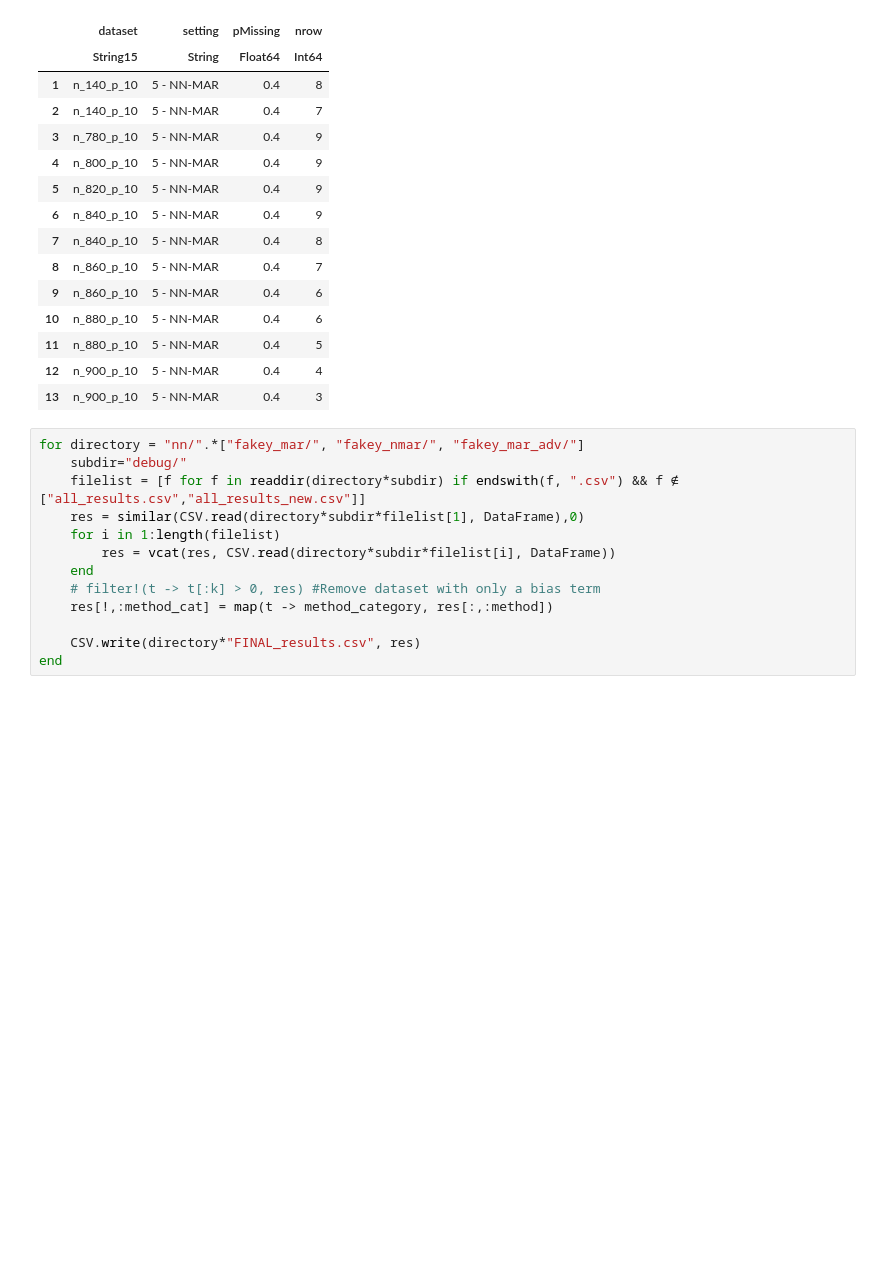
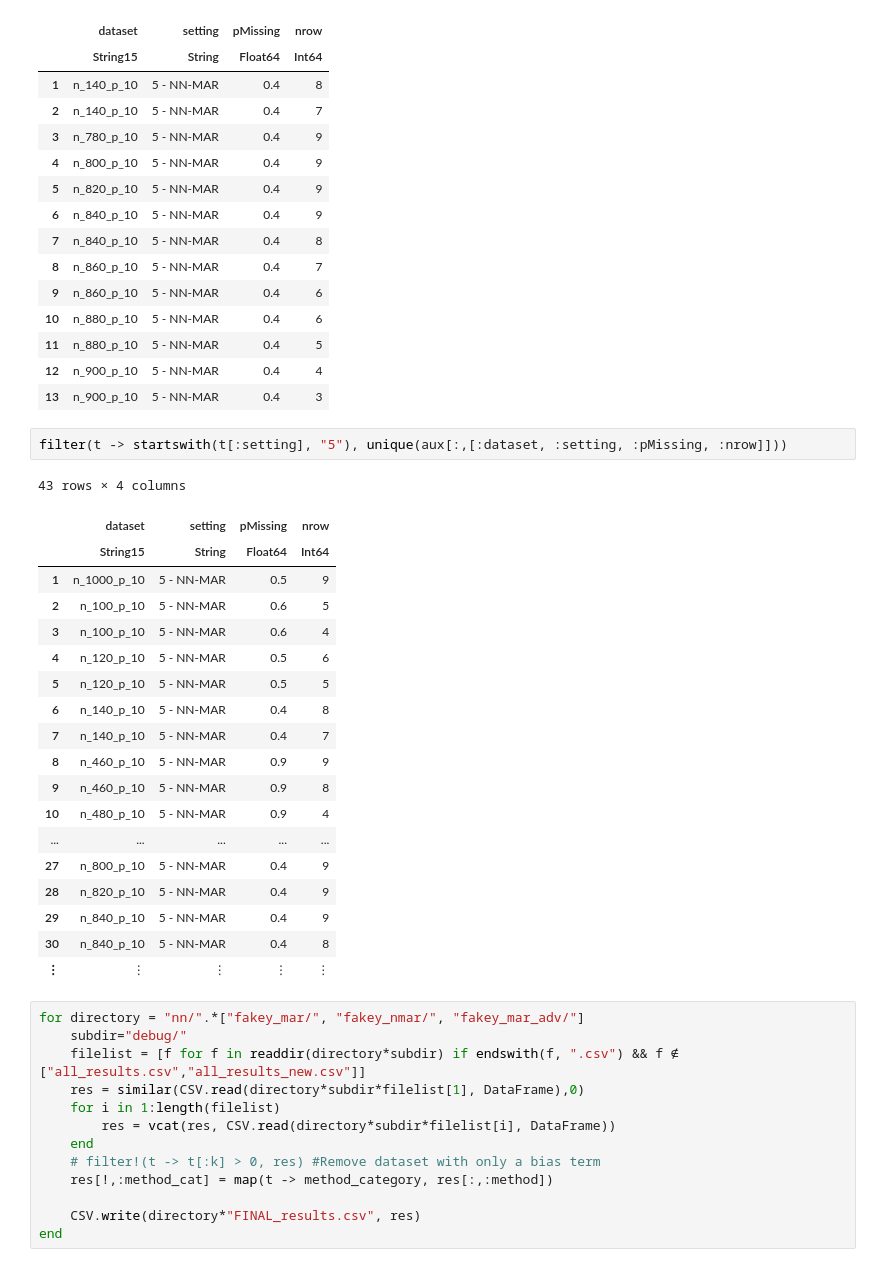
Before and after one commit to adelarue/PMD, a Jupyter notebook: results/Compile results together.ipynb, the cells around one changed output. Drawn from its saved outputs; the diff is of its cells as text; blank space fills up the shorter version.

```diff
--- a/results/Compile results together.ipynb
+++ b/results/Compile results together.ipynb
@@ -360,6 +360,28 @@ filter(t -> t[:pMissing] == 0.4, unique(aux[:,[:dataset, :setting, :pMissing, :n
 | 11 | n_880_p_10 | 5 - NN-MAR | 0.4 | 5 |
 | 12 | n_900_p_10 | 5 - NN-MAR | 0.4 | 4 |
 | 13 | n_900_p_10 | 5 - NN-MAR | 0.4 | 3 |
+# %%
+filter(t -> startswith(t[:setting], "5"), unique(aux[:,[:dataset, :setting, :pMissing, :nrow]]))
+# %% [output]
+43 rows × 4 columns
+|  | dataset | setting | pMissing | nrow |
+|  | String15 | String | Float64 | Int64 |
+| 1 | n_1000_p_10 | 5 - NN-MAR | 0.5 | 9 |
+| 2 | n_100_p_10 | 5 - NN-MAR | 0.6 | 5 |
+| 3 | n_100_p_10 | 5 - NN-MAR | 0.6 | 4 |
+| 4 | n_120_p_10 | 5 - NN-MAR | 0.5 | 6 |
+| 5 | n_120_p_10 | 5 - NN-MAR | 0.5 | 5 |
+| 6 | n_140_p_10 | 5 - NN-MAR | 0.4 | 8 |
+| 7 | n_140_p_10 | 5 - NN-MAR | 0.4 | 7 |
+| 8 | n_460_p_10 | 5 - NN-MAR | 0.9 | 9 |
+| 9 | n_460_p_10 | 5 - NN-MAR | 0.9 | 8 |
+| 10 | n_480_p_10 | 5 - NN-MAR | 0.9 | 4 |
+| ... | ... | ... | ... | ... |
+| 27 | n_800_p_10 | 5 - NN-MAR | 0.4 | 9 |
+| 28 | n_820_p_10 | 5 - NN-MAR | 0.4 | 9 |
+| 29 | n_840_p_10 | 5 - NN-MAR | 0.4 | 9 |
+| 30 | n_840_p_10 | 5 - NN-MAR | 0.4 | 8 |
+| ⋮ | ⋮ | ⋮ | ⋮ | ⋮ |
 # %%
 for directory = "nn/".*["fakey_mar/", "fakey_nmar/", "fakey_mar_adv/"]
     subdir="debug/"
```
Also changed, not shown: 3 other files.
